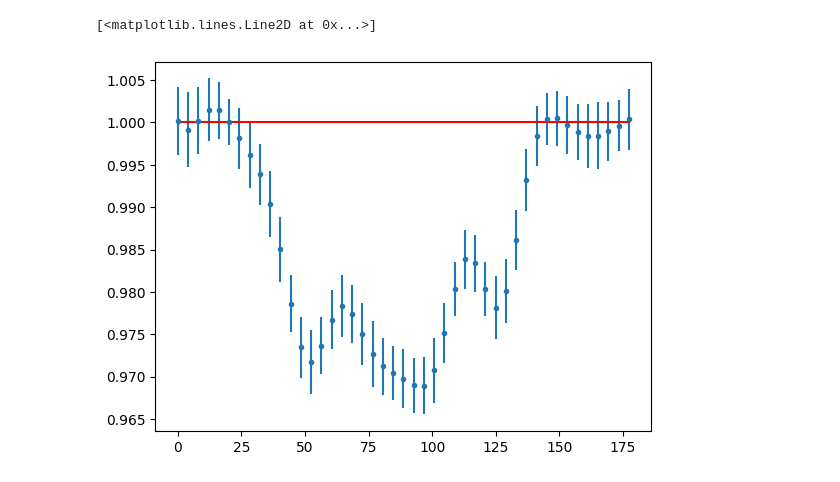
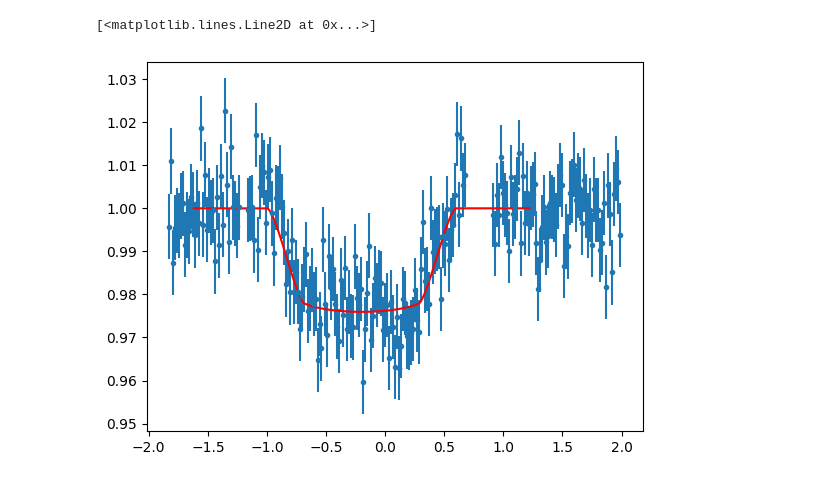
Before and after one commit to ua-2025q3-astr501-513/p1-pink-fluffy-unicorns, a Jupyter notebook: model_fitting.ipynb, the cells around one changed output. Saved outputs shown, nothing was run; the diff lists cells and outputs as text; code cells hidden in the pictures.

Commit message:
Update model_fitting

```diff
--- a/model_fitting.ipynb
+++ b/model_fitting.ipynb
@@ -54,11 +71,12 @@ len(param_grid)
 # %%
+
 def evaluate_params(params, t_obs, flux_obs, noise_sigma, star, image_directory = None):
     """
     params: tuple (Rp, b, wavelength, velocity)
     Returns (mse, params)
     """
 
-    Rp, b, wavelength, velocity = params
+    Rp, b, mid_t, velocity = params
 
     try:
         # build star and planet models:
@@ -68,6 +86,8 @@ def evaluate_params(params, t_obs, flux_obs, noise_sigma, star, image_directory
 
         # normalize
         flux_model = flux_model/np.max(flux_model)
+        t_model -= np.median(t_model)
+        t_model += mid_t
 
         if not np.array_equal(t_model, t_obs):
             interp = interp1d(t_model, flux_model, bounds_error=False, fill_value=np.nan)
@@ -80,8 +100,10 @@ def evaluate_params(params, t_obs, flux_obs, noise_sigma, star, image_directory
 
         # compute mean squared error
         mse = np.mean((flux_obs -  flux_model)**2)
-        return (mse, params)
+        return mse, params
 
     except Exception as e:
         print(f'Error evaluating {params}: {e}')
-        return(np.inf, params)
+        return np.inf, params
+# %%
+star = generate_star(wavelength=wavelength, stellar_oblateness=0, stellar_rot_obliquity=0, stellar_radius=stellar_radius, stellar_temperature=stellar_temperature)
@@ -88,13 +113,9 @@ def evaluate_params(params, t_obs, flux_obs, noise_sigma, star, image_directory
 # %%
-from tqdm.auto import tqdm
-from concurrent.futures import ThreadPoolExecutor, as_completed
-
 n_workers = min(12, len(param_grid))
-star = generate_star(wavelength=wl_vals[0], stellar_oblateness=0, stellar_rot_obliquity=0, stellar_radius=0.866, stellar_temperature=5171)
 
 results = []
 with ThreadPoolExecutor(max_workers=n_workers) as exe:
-    futures = [exe.submit(evaluate_params, params, interp_dates_min, interp_flux, interp_errs, star, None)
+    futures = [exe.submit(evaluate_params, params, interp_dates_hours, interp_flux, interp_errs, star, None)
                for params in param_grid]
 
     with tqdm(total=len(futures), desc="Grid search", leave=True) as pbar:
@@ -112,6 +132,7 @@ Creating mask...
 # %%
-best_Rp, best_b, best_wl, best_vel = best_params
-star_best = star
-planet_best = generate_exoplanet(planet_radius=best_Rp * (c.R_jup/c.R_sun), b=best_b, wavelength=best_wl, planet_oblateness=0, planet_rot_obliquity=0, no_atmosphere=True)
-t_best, flux_best = photometric_observation(star_best, planet_best, velocity=best_vel, threadcount=1, image_directory=None)
+best_Rp, best_b, best_midt, best_vel = best_params #(planet_radius, converted_impact_parameter, midtransit_offset, velocity)
+planet_best = generate_exoplanet(planet_radius=best_Rp * (c.R_jup/c.R_sun), b=best_b, wavelength=wavelength, planet_oblateness=0, planet_rot_obliquity=0, no_atmosphere=True)
+t_best, flux_best = photometric_observation(star, planet_best, velocity=best_vel, image_directory=None)
 flux_best = flux_best/np.max(flux_best)
+t_best -= np.median(t_best)
+t_best += best_midt
@@ -129,6 +139,8 @@ flux_best_i = interp(interp_dates_min)
 # %%
-plt.errorbar(interp_dates_min, interp_flux, yerr=interp_errs, fmt='.')
-plt.plot(interp_dates_min, flux_best_i, 'r-')
+plt.errorbar(dates_hours, flux, yerr=errs, fmt='.')
+#plt.errorbar(interp_dates_hours, interp_flux, yerr=interp_errs, fmt='.')
+# CAN PLOT INTERPOLATION WHEN FIXED
+plt.plot(t_best, flux_best, 'r-')
 # %% [output]
 [<matplotlib.lines.Line2D at 0x...>]
-[figure, old version]
+[figure, new version]
```
Also changed, not shown: parts of 8 cells of this notebook, 2 other files.
